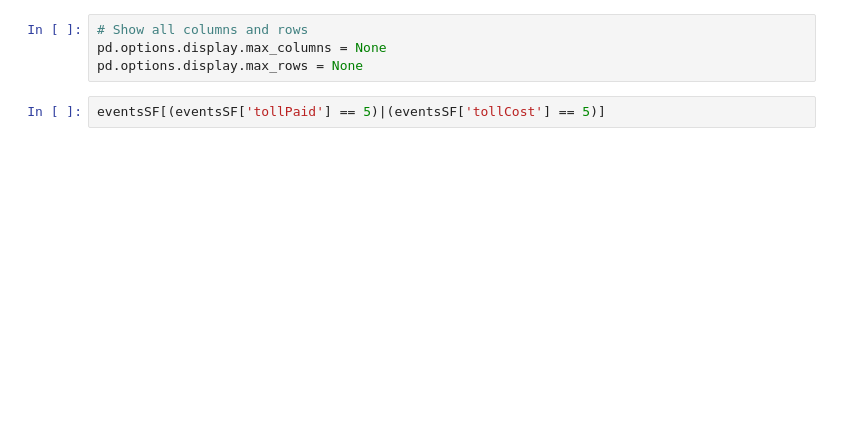
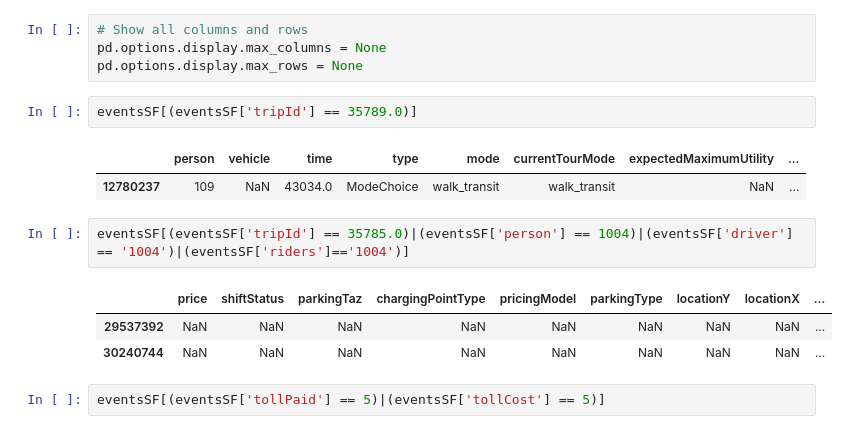
Before and after one commit to LBNL-UCB-STI/beam-core-analysis, a Jupyter notebook: Users/Nazanin/Person_Trip_Level_BEAM_SF.ipynb, the cells around one changed output. Drawn from its saved outputs; the diff is of its cells as text; blank space fills up the shorter version.

```diff
--- a/Users/Nazanin/Person_Trip_Level_BEAM_SF.ipynb
+++ b/Users/Nazanin/Person_Trip_Level_BEAM_SF.ipynb
@@ -71,6 +71,17 @@ Wall time: 3min 47s
 # Show all columns and rows
 pd.options.display.max_columns = None
 pd.options.display.max_rows = None
+# %%
+eventsSF[(eventsSF['tripId'] == 35789.0)]
+# %% [output]
+|  | person | vehicle | time | type | mode | currentTourMode | expectedMaximumUtility | ... |
+| 12780237 | 109 | NaN | 43034.0 | ModeChoice | walk_transit | walk_transit | NaN | ... |
+# %%
+eventsSF[(eventsSF['tripId'] == 35785.0)|(eventsSF['person'] == 1004)|(eventsSF['driver'] == '1004')|(eventsSF['riders']=='1004')]
+# %% [output]
+|  | price | shiftStatus | parkingTaz | chargingPointType | pricingModel | parkingType | locationY | locationX | ... |
+| 29537392 | NaN | NaN | NaN | NaN | NaN | NaN | NaN | NaN | ... |
+| 30240744 | NaN | NaN | NaN | NaN | NaN | NaN | NaN | NaN | ... |
 # %%
 eventsSF[(eventsSF['tollPaid'] == 5)|(eventsSF['tollCost'] == 5)]
 # %% [output]
```
Also changed, not shown: parts of 2 cells of this notebook, 1 other file.
